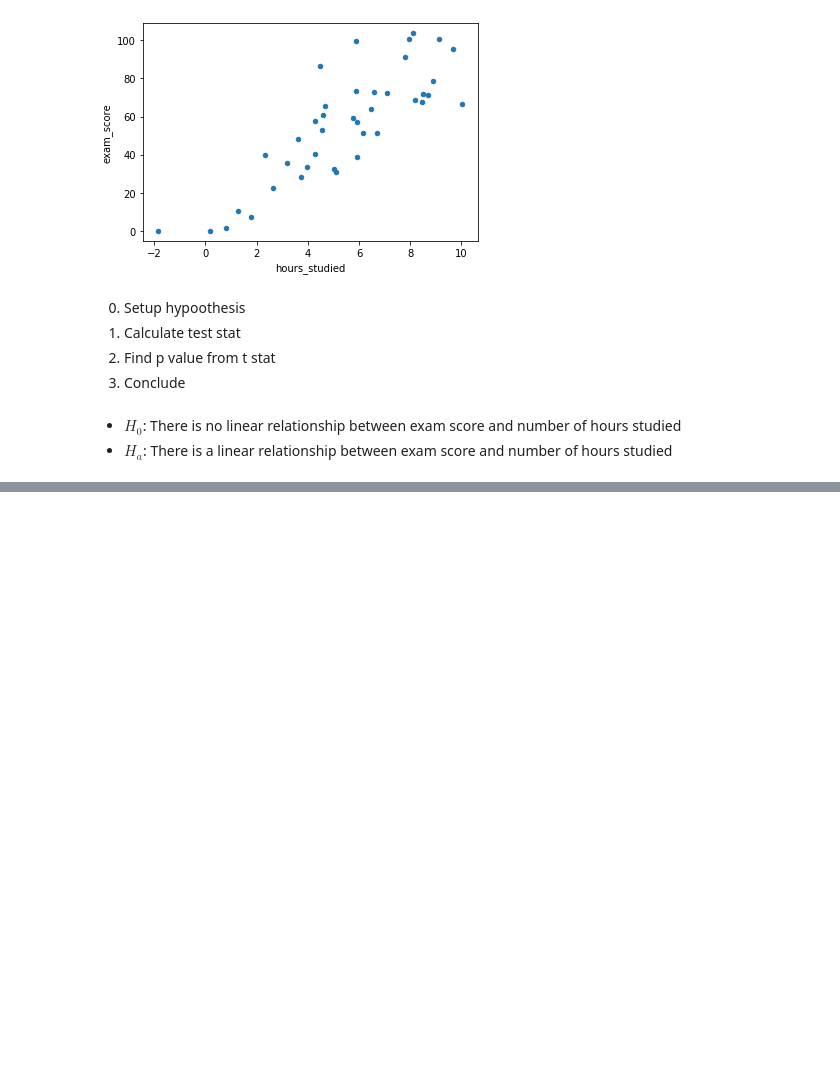
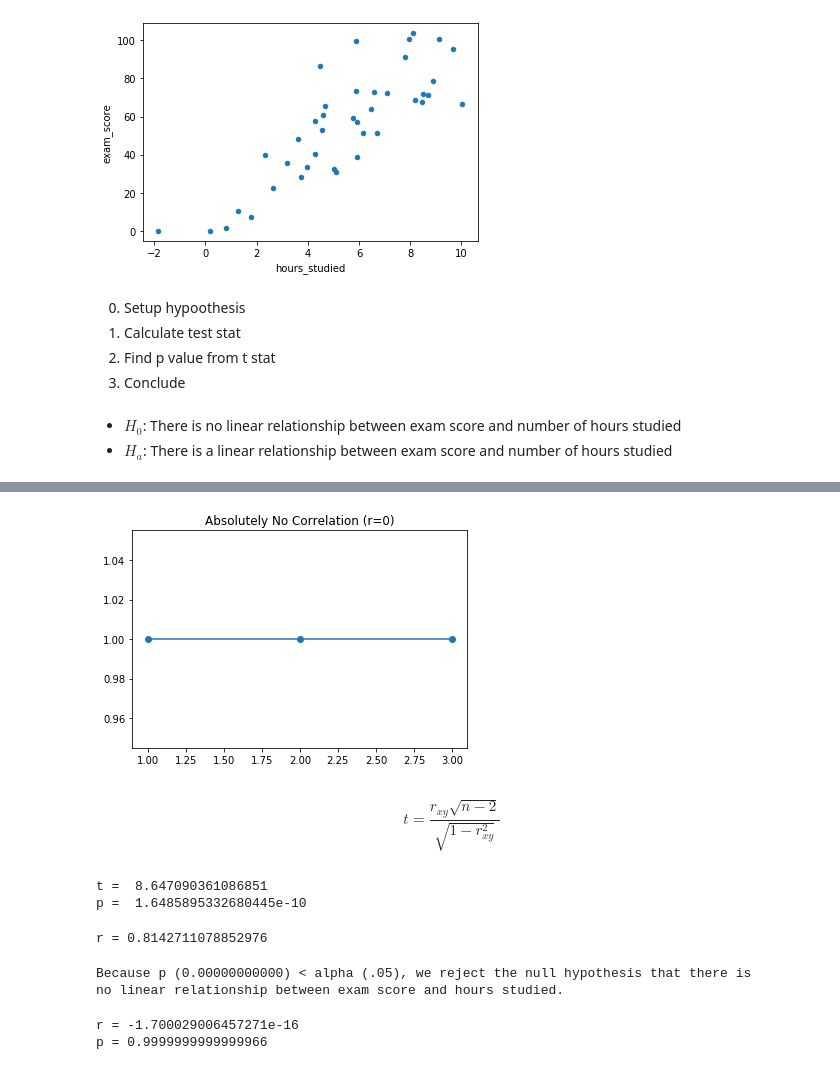
Before and after one commit to aleclhartman/statistics-exercises, a Jupyter notebook: correlation-lesson.ipynb, the cells around one changed output, grey strips where cells are left out. Cells and saved outputs as stored; diff of their text form; code cells hidden in the pictures; blank space fills up the shorter version.

```diff
--- a/correlation-lesson.ipynb
+++ b/correlation-lesson.ipynb
@@ -33,0 +78,56 @@ y = df.exam_score
+# %%
+# demonstrated
+x = [3, 2, 1]
+y = [1, 1, 1]
+
+plt.plot(x, y, marker="o")
+plt.title("Absolutely No Correlation (r=0)")
+plt.show()
+# %% [output]
+[figure, added]
+# %% [markdown]
+$$ t = \frac{r_{xy}\sqrt{n-2}}{\sqrt{1-r^{2}_{xy}}} $$
+# %%
+x = df.hours_studied
+y = df.exam_score
+
+n = x.shape[0] # must be same for x and y as opposed to T test
+
+r = (
+    (((x - x.mean()) * (y - y.mean())).sum() / n)
+    /
+    (x.std() * y.std())
+)
+
+t = (
+    (r * sqrt(n - 2))
+    /
+    sqrt(1 - r**2)
+)
+t
+
+p = stats.t(n - 2).sf(t) * 2
+print("t = ", t)
+print("p = ", p)
+# %% [output]
+t =  8.647090361086851
+p =  1.6485895332680445e-10
+# %%
+print("r =", r)
+# %% [output]
+r = 0.8142711078852976
+# %%
+print(f"""
+Because p ({p:.11f}) < alpha (.05), we reject the null hypothesis that there is
+no linear relationship between exam score and hours studied.
+""")
+# %% [output]
+Because p (0.00000000000) < alpha (.05), we reject the null hypothesis that there is
+no linear relationship between exam score and hours studied.
+# %%
+r, p = stats.pearsonr(x, y)
+print("r =", r)
+print("p =", p)
+# %% [output]
+r = -1.700029006457271e-16
+p = 0.9999999999999966
```
Also changed, not shown: parts of 12 cells of this notebook, 1 other file.
